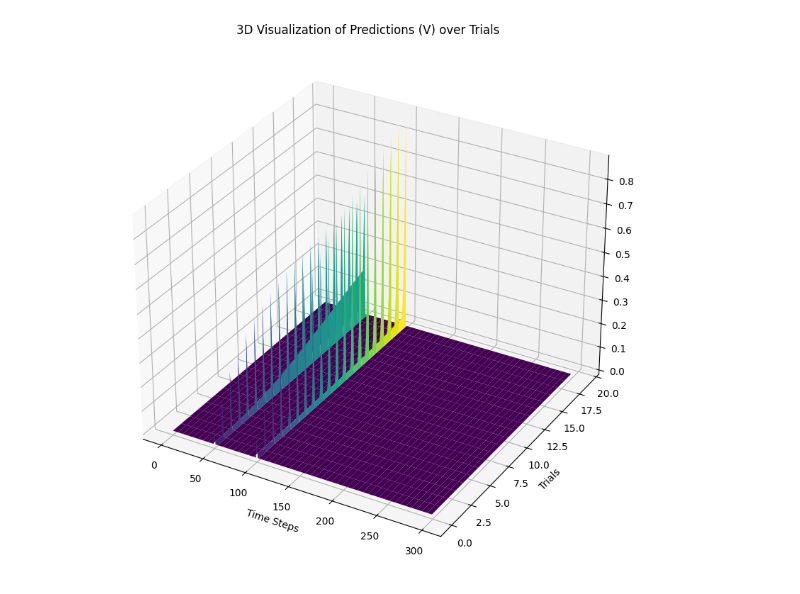
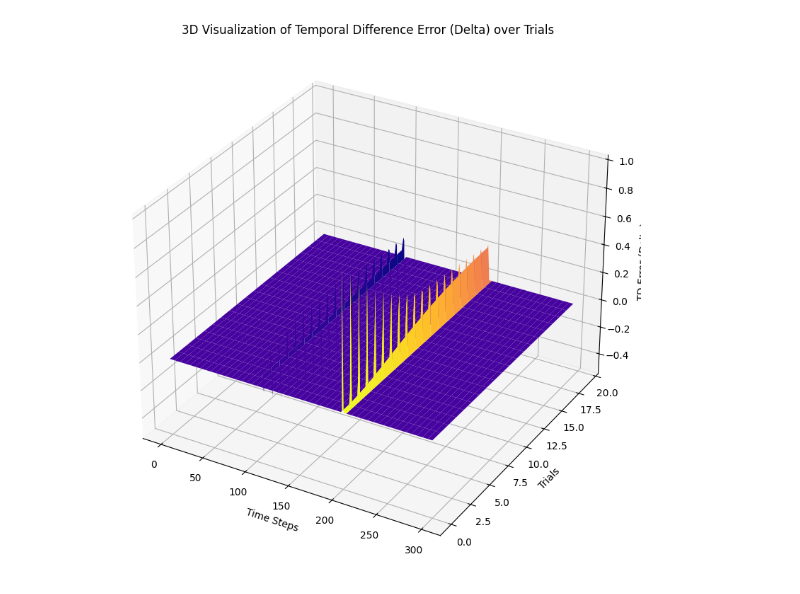
Before and after one commit to Ahmed-Eldably/neural_modelling_24, a Jupyter notebook: 04_td_and_successor_learning/learning.ipynb, the cells around one changed output. Saved outputs shown, nothing was run; the diff lists cells and outputs as text; code cells hidden in the pictures.

Commit message:
Regenerating graph 9.2A from the textbook.

```diff
--- a/04_td_and_successor_learning/learning.ipynb
+++ b/04_td_and_successor_learning/learning.ipynb
@@ -4,22 +4,28 @@ import numpy as np
 # %%
-n_time_steps = 300
-alpha = 0.1
-gamma = 0.9
-num_trials = 20
+# Step 1: Initialize parameters
+n_time_steps = 300  # Number of time steps per trial
+alpha = 0.1  # Learning rate
+gamma = 0.9  # Discount factor
+num_trials = 20  # Number of trials to observe the evolution
+
+# Step 2: Create the Temporal Difference Learning model
 td_model = TemporalDifferenceLearning(n_time_steps, alpha, gamma)
 
-# Stimulus and reward vectors
+# Step 3: Define the stimulus and reward vectors
 stimulus_vector = np.zeros(n_time_steps)
 reward_vector = np.zeros(n_time_steps)
-stimulus_time = 50
-reward_time = 100
+
+# Set stimulus and reward times
+stimulus_time = 100  # Stimulus at t = 100
+reward_time = 200  # Reward at t = 200
+
 stimulus_vector[stimulus_time] = 1
 reward_vector[reward_time] = 1
 
-# Run multiple trials
+# Step 4: Run trials to observe learning progression
 td_model.run_trials(reward_vector, stimulus_vector, num_trials)
 
-# Plot the 3D visualization of predictions
-td_model.plot_3d_predictions()
+# Step 6: Plot the 3D visualization of temporal difference error (delta) over trials
+td_model.plot_3d_delta()
 # %% [output]
-[figure, old version]
+[figure, new version]
```
Also changed, not shown: parts of 1 cell of this notebook, 1 other file.
